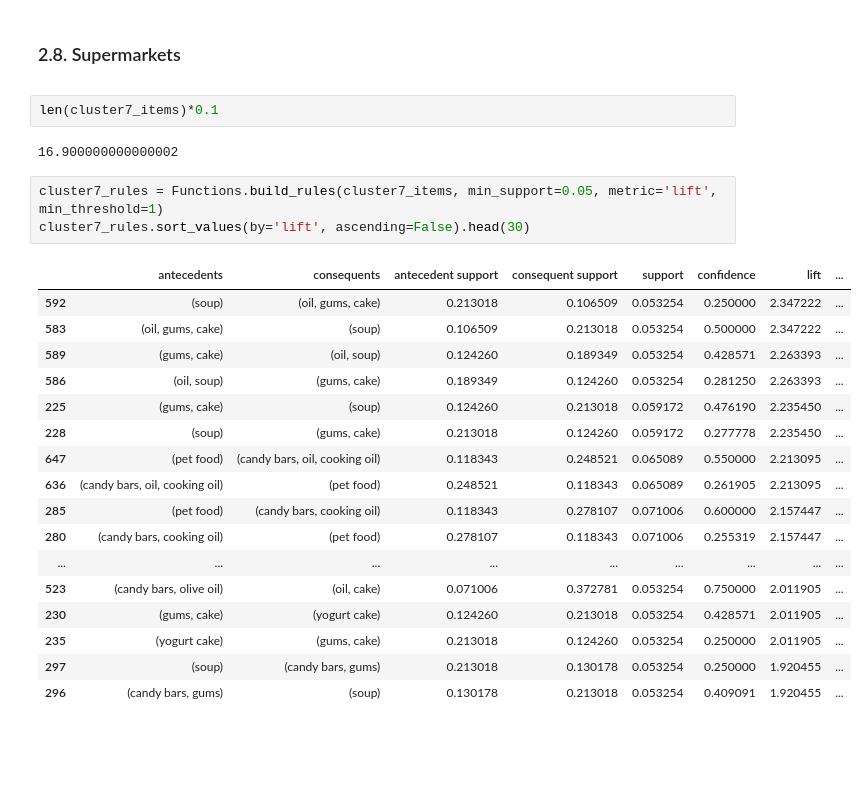
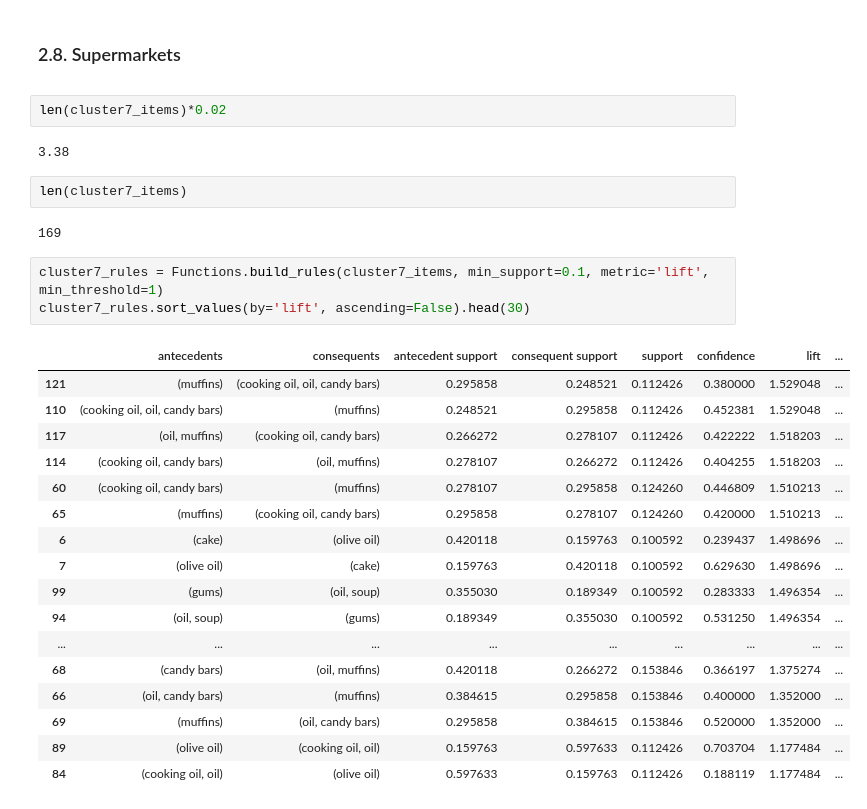
Before and after one commit to shaulleo/ProjetoML, a Jupyter notebook: ML II - Association Rules.ipynb, the cells around one changed output. Drawn from its saved outputs; the diff is of its cells as text; blank space fills up the shorter version.

```diff
--- a/ML II - Association Rules.ipynb
+++ b/ML II - Association Rules.ipynb
@@ -305,27 +492,31 @@ cluster6_rules.sort_values(by='lift', ascending=False).head(30)
 
 </a>
 # %%
-len(cluster7_items)*0.1
+len(cluster7_items)*0.02
 # %% [output]
-16.900000000000002
+3.38
+# %%
+len(cluster7_items)
+# %% [output]
+169
 # %%
-cluster7_rules = Functions.build_rules(cluster7_items, min_support=0.05, metric='lift', min_threshold=1)
+cluster7_rules = Functions.build_rules(cluster7_items, min_support=0.1, metric='lift', min_threshold=1)
 cluster7_rules.sort_values(by='lift', ascending=False).head(30)
 # %% [output]
 |  | antecedents | consequents | antecedent support | consequent support | support | confidence | lift | ... |
-| 592 | (soup) | (oil, gums, cake) | 0.213018 | 0.106509 | 0.053254 | 0.250000 | 2.347222 | ... |
-| 583 | (oil, gums, cake) | (soup) | 0.106509 | 0.213018 | 0.053254 | 0.500000 | 2.347222 | ... |
-| 589 | (gums, cake) | (oil, soup) | 0.124260 | 0.189349 | 0.053254 | 0.428571 | 2.263393 | ... |
-| 586 | (oil, soup) | (gums, cake) | 0.189349 | 0.124260 | 0.053254 | 0.281250 | 2.263393 | ... |
-| 225 | (gums, cake) | (soup) | 0.124260 | 0.213018 | 0.059172 | 0.476190 | 2.235450 | ... |
-| 228 | (soup) | (gums, cake) | 0.213018 | 0.124260 | 0.059172 | 0.277778 | 2.235450 | ... |
-| 647 | (pet food) | (candy bars, oil, cooking oil) | 0.118343 | 0.248521 | 0.065089 | 0.550000 | 2.213095 | ... |
-| 636 | (candy bars, oil, cooking oil) | (pet food) | 0.248521 | 0.118343 | 0.065089 | 0.261905 | 2.213095 | ... |
-| 285 | (pet food) | (candy bars, cooking oil) | 0.118343 | 0.278107 | 0.071006 | 0.600000 | 2.157447 | ... |
-| 280 | (candy bars, cooking oil) | (pet food) | 0.278107 | 0.118343 | 0.071006 | 0.255319 | 2.157447 | ... |
+| 121 | (muffins) | (cooking oil, oil, candy bars) | 0.295858 | 0.248521 | 0.112426 | 0.380000 | 1.529048 | ... |
+| 110 | (cooking oil, oil, candy bars) | (muffins) | 0.248521 | 0.295858 | 0.112426 | 0.452381 | 1.529048 | ... |
+| 117 | (oil, muffins) | (cooking oil, candy bars) | 0.266272 | 0.278107 | 0.112426 | 0.422222 | 1.518203 | ... |
+| 114 | (cooking oil, candy bars) | (oil, muffins) | 0.278107 | 0.266272 | 0.112426 | 0.404255 | 1.518203 | ... |
+| 60 | (cooking oil, candy bars) | (muffins) | 0.278107 | 0.295858 | 0.124260 | 0.446809 | 1.510213 | ... |
+| 65 | (muffins) | (cooking oil, candy bars) | 0.295858 | 0.278107 | 0.124260 | 0.420000 | 1.510213 | ... |
+| 6 | (cake) | (olive oil) | 0.420118 | 0.159763 | 0.100592 | 0.239437 | 1.498696 | ... |
+| 7 | (olive oil) | (cake) | 0.159763 | 0.420118 | 0.100592 | 0.629630 | 1.498696 | ... |
+| 99 | (gums) | (oil, soup) | 0.355030 | 0.189349 | 0.100592 | 0.283333 | 1.496354 | ... |
+| 94 | (oil, soup) | (gums) | 0.189349 | 0.355030 | 0.100592 | 0.531250 | 1.496354 | ... |
 | ... | ... | ... | ... | ... | ... | ... | ... | ... |
-| 523 | (candy bars, olive oil) | (oil, cake) | 0.071006 | 0.372781 | 0.053254 | 0.750000 | 2.011905 | ... |
-| 230 | (gums, cake) | (yogurt cake) | 0.124260 | 0.213018 | 0.053254 | 0.428571 | 2.011905 | ... |
-| 235 | (yogurt cake) | (gums, cake) | 0.213018 | 0.124260 | 0.053254 | 0.250000 | 2.011905 | ... |
-| 297 | (soup) | (candy bars, gums) | 0.213018 | 0.130178 | 0.053254 | 0.250000 | 1.920455 | ... |
-| 296 | (candy bars, gums) | (soup) | 0.130178 | 0.213018 | 0.053254 | 0.409091 | 1.920455 | ... |
+| 68 | (candy bars) | (oil, muffins) | 0.420118 | 0.266272 | 0.153846 | 0.366197 | 1.375274 | ... |
+| 66 | (oil, candy bars) | (muffins) | 0.384615 | 0.295858 | 0.153846 | 0.400000 | 1.352000 | ... |
+| 69 | (muffins) | (oil, candy bars) | 0.295858 | 0.384615 | 0.153846 | 0.520000 | 1.352000 | ... |
+| 89 | (olive oil) | (cooking oil, oil) | 0.159763 | 0.597633 | 0.112426 | 0.703704 | 1.177484 | ... |
+| 84 | (cooking oil, oil) | (olive oil) | 0.597633 | 0.159763 | 0.112426 | 0.188119 | 1.177484 | ... |
```
Also changed, not shown: parts of 26 cells of this notebook.
